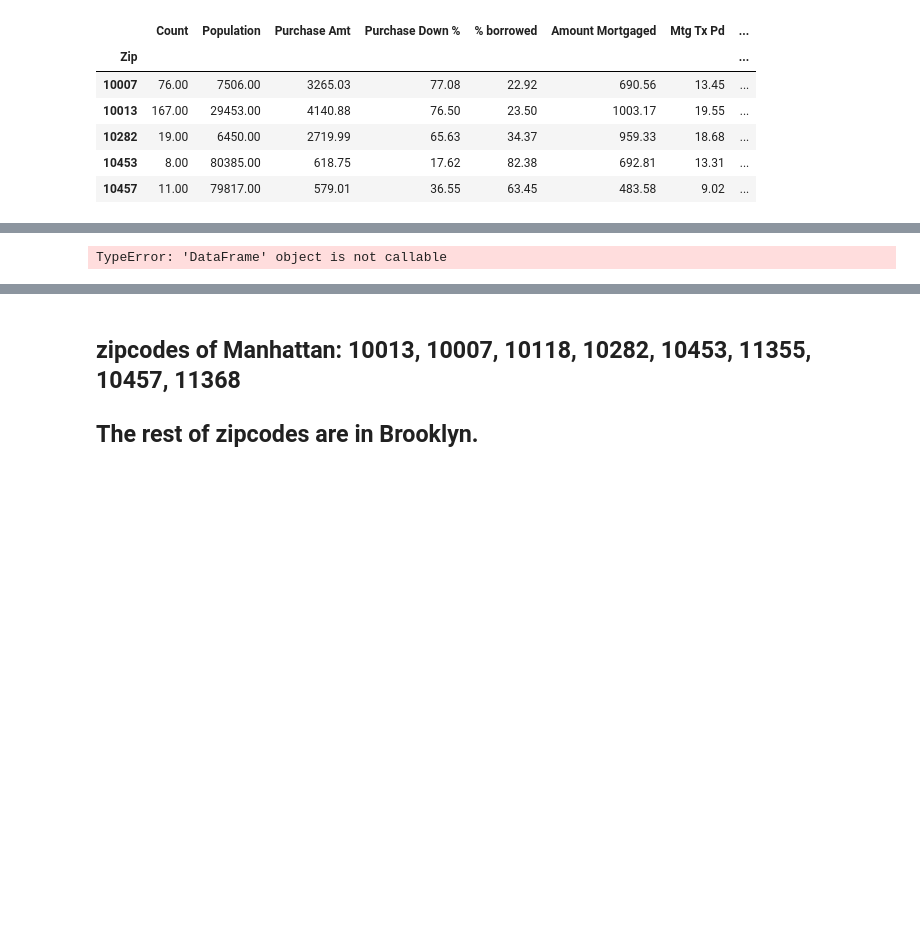
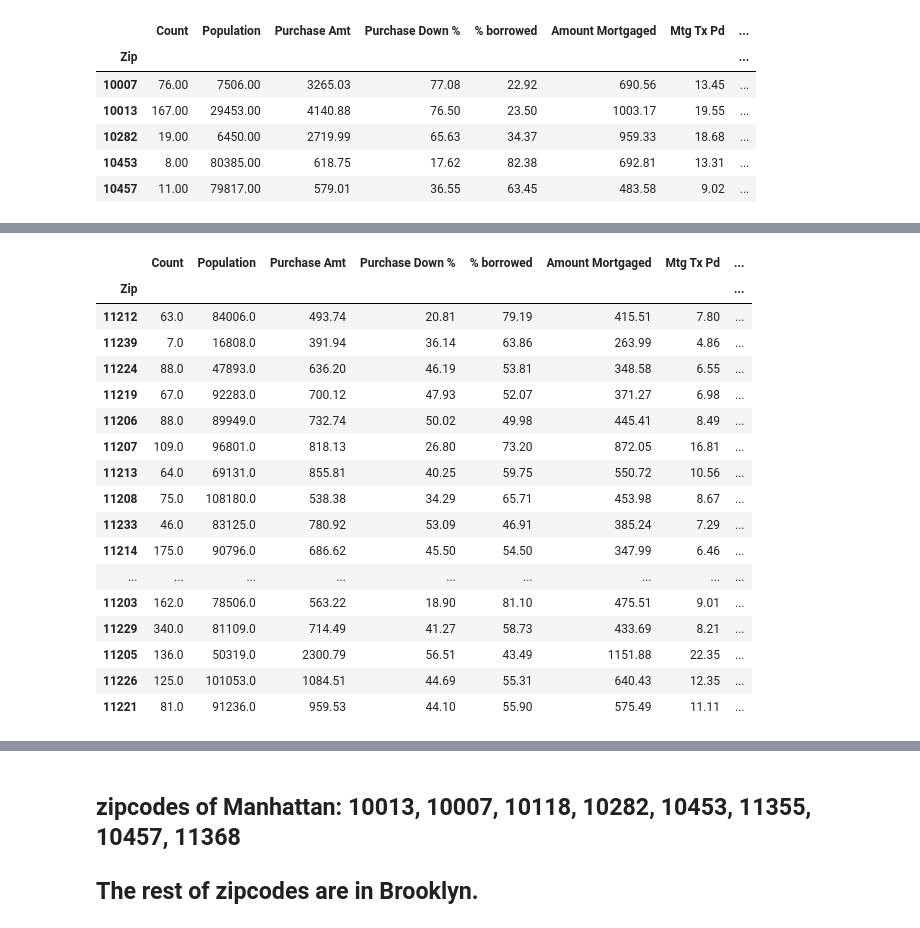
Before and after one commit to Kat-McEldowney/Group_project_1, a Jupyter notebook: sarahDemmon-Copy2.ipynb, the cells around one changed output, grey strips where cells are left out. Saved outputs shown, nothing was run; the diff lists cells and outputs as text; code cells hidden in the pictures; blank space fills up the shorter version.

```diff
--- a/sarahDemmon-Copy2.ipynb
+++ b/sarahDemmon-Copy2.ipynb
@@ -125,9 +176,28 @@ Index(['Count', 'Population', 'Purchase Amt', 'Purchase Down %', '% borrowed',
 # %%
- graph1 = bklyn_oocc_by_zip([''])
+bklyn_oocc_by_zip[['Count', 'Population', 'Purchase Amt', 'Purchase Down %', '% borrowed',
+       'Amount Mortgaged', 'Mtg Tx Pd', 'Mansion Tax Pd',
+       'New Sales Tax Amount', 'Per Capita Income', 'Household Income']]=bklyn_oocc_by_zip[['Count', 'Population', 'Purchase Amt', 'Purchase Down %', '% borrowed',
+       'Amount Mortgaged', 'Mtg Tx Pd', 'Mansion Tax Pd',
+       'New Sales Tax Amount', 'Per Capita Income', 'Household Income']].astype('float64')
+bklyn_oocc_by_zip.sort_values(by=['Household Income'], inplace=True)
+bklyn_oocc_by_zip.head(20)
+# %% [output]
+|  | Count | Population | Purchase Amt | Purchase Down % | % borrowed | Amount Mortgaged | Mtg Tx Pd | ... |
+| Zip |  |  |  |  |  |  |  | ... |
+| 11212 | 63.0 | 84006.0 | 493.74 | 20.81 | 79.19 | 415.51 | 7.80 | ... |
+| 11239 | 7.0 | 16808.0 | 391.94 | 36.14 | 63.86 | 263.99 | 4.86 | ... |
+| 11224 | 88.0 | 47893.0 | 636.20 | 46.19 | 53.81 | 348.58 | 6.55 | ... |
+| 11219 | 67.0 | 92283.0 | 700.12 | 47.93 | 52.07 | 371.27 | 6.98 | ... |
+| 11206 | 88.0 | 89949.0 | 732.74 | 50.02 | 49.98 | 445.41 | 8.49 | ... |
+| 11207 | 109.0 | 96801.0 | 818.13 | 26.80 | 73.20 | 872.05 | 16.81 | ... |
+| 11213 | 64.0 | 69131.0 | 855.81 | 40.25 | 59.75 | 550.72 | 10.56 | ... |
+| 11208 | 75.0 | 108180.0 | 538.38 | 34.29 | 65.71 | 453.98 | 8.67 | ... |
+| 11233 | 46.0 | 83125.0 | 780.92 | 53.09 | 46.91 | 385.24 | 7.29 | ... |
+| 11214 | 175.0 | 90796.0 | 686.62 | 45.50 | 54.50 | 347.99 | 6.46 | ... |
+| ... | ... | ... | ... | ... | ... | ... | ... | ... |
+| 11203 | 162.0 | 78506.0 | 563.22 | 18.90 | 81.10 | 475.51 | 9.01 | ... |
+| 11229 | 340.0 | 81109.0 | 714.49 | 41.27 | 58.73 | 433.69 | 8.21 | ... |
+| 11205 | 136.0 | 50319.0 | 2300.79 | 56.51 | 43.49 | 1151.88 | 22.35 | ... |
+| 11226 | 125.0 | 101053.0 | 1084.51 | 44.69 | 55.31 | 640.43 | 12.35 | ... |
+| 11221 | 81.0 | 91236.0 | 959.53 | 44.10 | 55.90 | 575.49 | 11.11 | ... |
-# %%
-bklyn_oocc_by_zip('Per Capita Income').reset_index()
-bklyn_sorted = bklyn_oocc_by_zip.sort_values(['Per Capita Income'])
-bklyn_sorted.head()
-# %% [output]
-TypeError: 'DataFrame' object is not callable
 # %%
```
Also changed, not shown: parts of 14 cells of this notebook.
